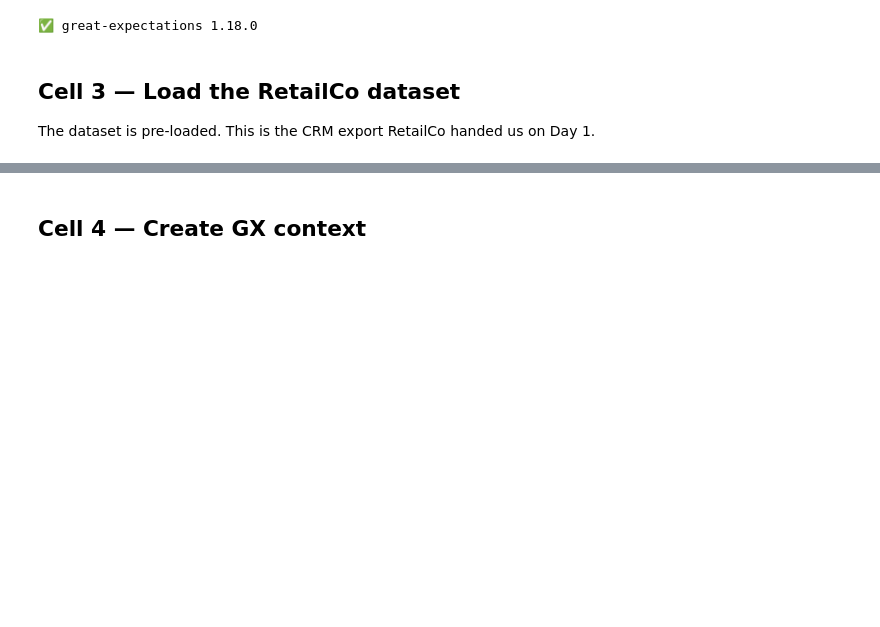
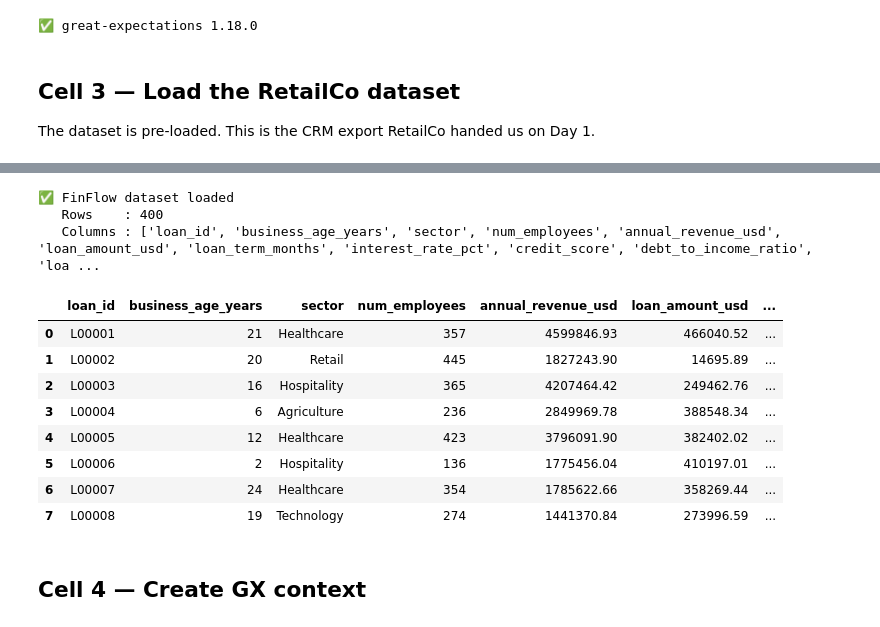
Before and after one commit to Rajarajan1087/fde-learning-lab, a Jupyter notebook: FDE Projects/FinanceFlow/FinFlow_Great_Expectations.ipynb, the cells around one changed output, grey strips where cells are left out. Cells and saved outputs as stored; diff of their text form; code cells hidden in the pictures; blank space fills up the shorter version.

```diff
--- a/FDE Projects/FinanceFlow/FinFlow_Great_Expectations.ipynb
+++ b/FDE Projects/FinanceFlow/FinFlow_Great_Expectations.ipynb
@@ -159,3 +31,29 @@ df.head(8)
+# %%
+# RetailCo dataset — pre-loaded for the demo
+import io
+
+
+
+df = pd.read_csv('financeflow_raw.csv')
+
+print("✅ FinFlow dataset loaded")
+print(f"   Rows    : {len(df):,}")
+print(f"   Columns : {list(df.columns)}")
+print()
+df.head(8)
+# %% [output]
+✅ FinFlow dataset loaded
+   Rows    : 400
+   Columns : ['loan_id', 'business_age_years', 'sector', 'num_employees', 'annual_revenue_usd', 'loan_amount_usd', 'loan_term_months', 'interest_rate_pct', 'credit_score', 'debt_to_income_ratio', 'loa ...
+|  | loan_id | business_age_years | sector | num_employees | annual_revenue_usd | loan_amount_usd | ... |
+| 0 | L00001 | 21 | Healthcare | 357 | 4599846.93 | 466040.52 | ... |
+| 1 | L00002 | 20 | Retail | 445 | 1827243.90 | 14695.89 | ... |
+| 2 | L00003 | 16 | Hospitality | 365 | 4207464.42 | 249462.76 | ... |
+| 3 | L00004 | 6 | Agriculture | 236 | 2849969.78 | 388548.34 | ... |
+| 4 | L00005 | 12 | Healthcare | 423 | 3796091.90 | 382402.02 | ... |
+| 5 | L00006 | 2 | Hospitality | 136 | 1775456.04 | 410197.01 | ... |
+| 6 | L00007 | 24 | Healthcare | 354 | 1785622.66 | 358269.44 | ... |
+| 7 | L00008 | 19 | Technology | 274 | 1441370.84 | 273996.59 | ... |
 # %% [markdown]
 ## Cell 4 — Create GX context
 # %%
```
Also changed, not shown: parts of 6 cells of this notebook.
